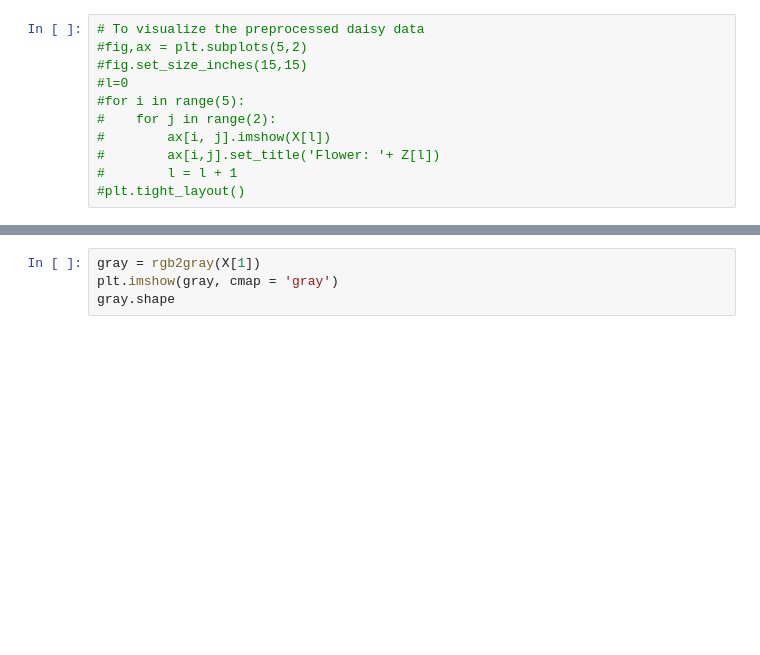
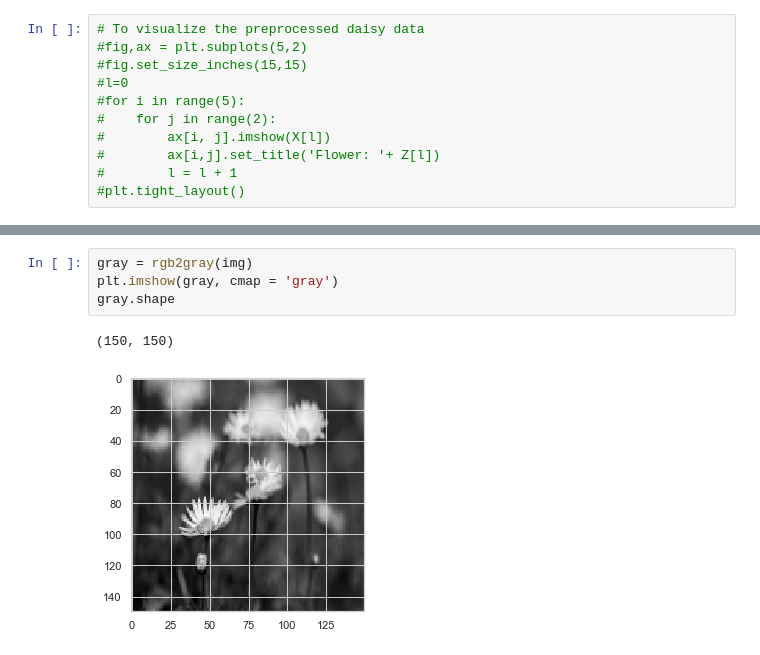
Before and after one commit to SukheshNuthalapati/BeeSnap-ML, a Jupyter notebook: Preproccess/daisies.ipynb, the cells around one changed output, grey strips where cells are left out. Saved outputs shown, nothing was run; the diff lists cells and outputs as text; blank space fills up the shorter version.

```diff
--- a/Preproccess/daisies.ipynb
+++ b/Preproccess/daisies.ipynb
@@ -97,7 +99,10 @@ plt.imshow(X[1])
 # %%
-gray = rgb2gray(X[1])
+gray = rgb2gray(img)
 plt.imshow(gray, cmap = 'gray')
 gray.shape
+# %% [output]
+(150, 150)
+[figure, added]
 # %%
 gray_r = gray.reshape(gray.shape[0] * gray.shape[1])
 for i in range(gray_r.shape[0]):
```
Also changed, not shown: parts of 12 cells of this notebook, 1 other file.
